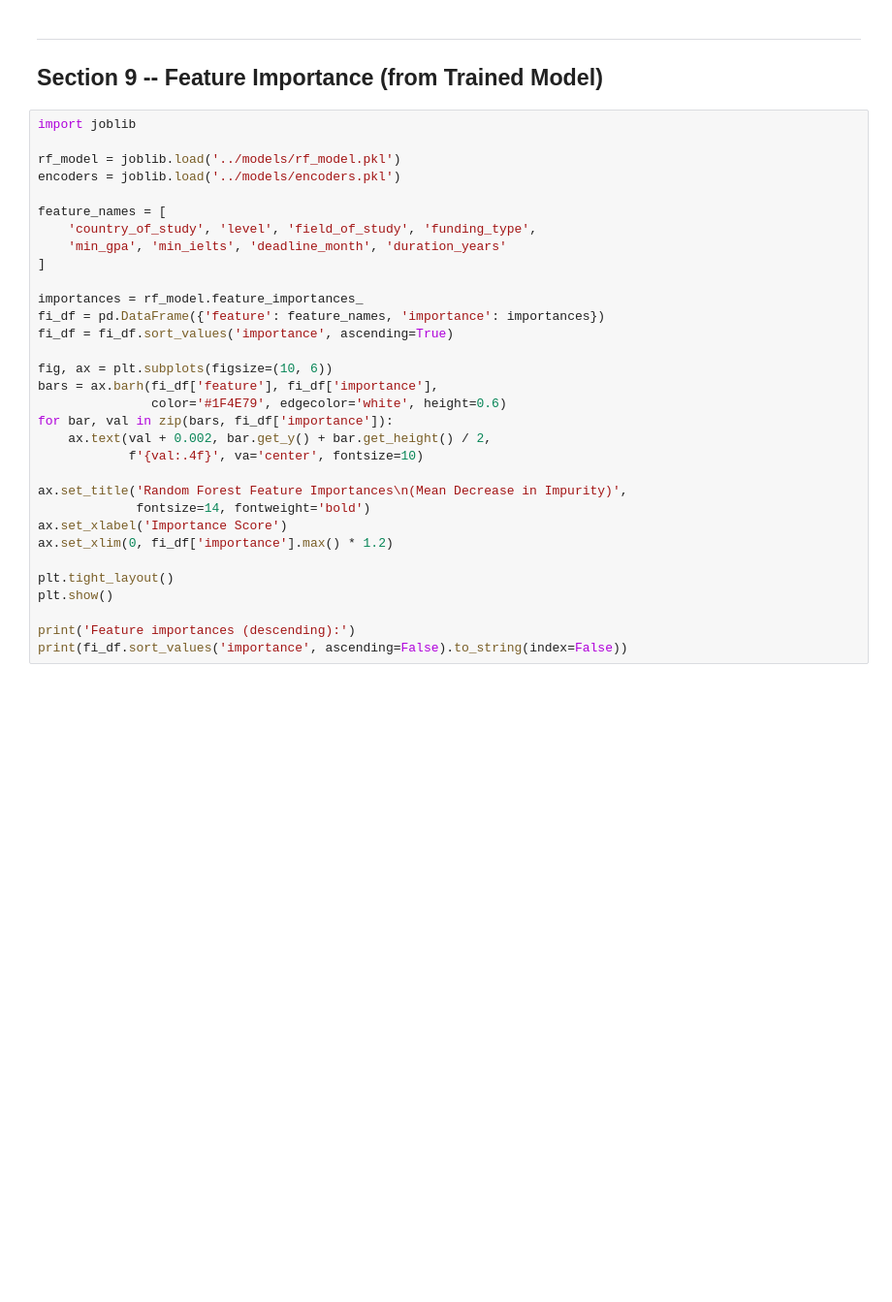
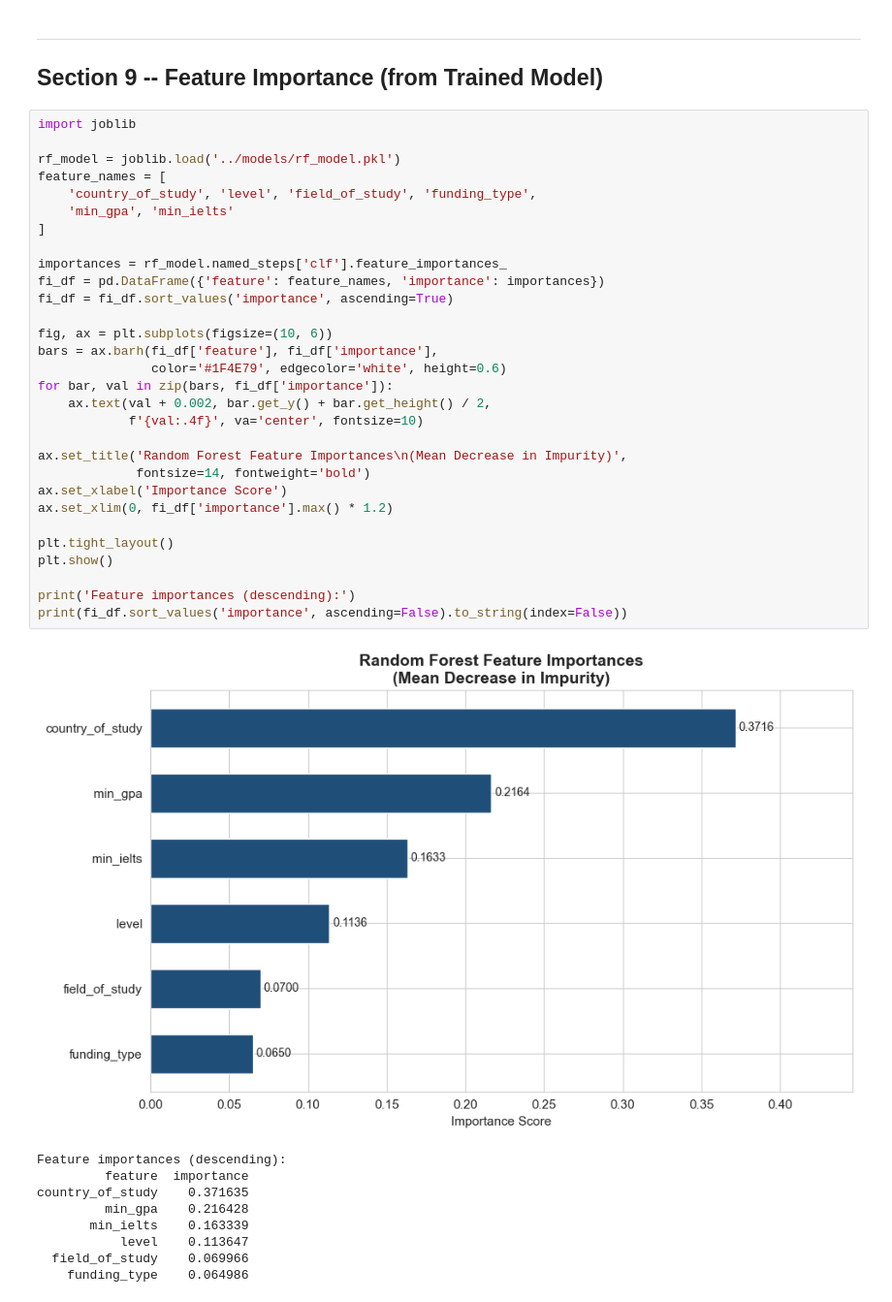
Before and after one commit to htetarkarlinn/mm_scholar, a Jupyter notebook: notebooks/eda.ipynb, the cells around one changed output. Shown at 97% size. Saved outputs shown, nothing was run; the diff lists cells and outputs as text; blank space fills up the shorter version.

```diff
--- a/notebooks/eda.ipynb
+++ b/notebooks/eda.ipynb
@@ -466,35 +443,43 @@ Accuracy alone is a misleading metric under class imbalance. The system therefor
 # %%
 import joblib
 
 rf_model = joblib.load('../models/rf_model.pkl')
-encoders = joblib.load('../models/encoders.pkl')
-
 feature_names = [
     'country_of_study', 'level', 'field_of_study', 'funding_type',
-    'min_gpa', 'min_ielts', 'deadline_month', 'duration_years'
+    'min_gpa', 'min_ielts'
 ]
 
-importances = rf_model.feature_importances_
+importances = rf_model.named_steps['clf'].feature_importances_
 fi_df = pd.DataFrame({'feature': feature_names, 'importance': importances})
 fi_df = fi_df.sort_values('importance', ascending=True)
 
 fig, ax = plt.subplots(figsize=(10, 6))
 bars = ax.barh(fi_df['feature'], fi_df['importance'],
                color='#1F4E79', edgecolor='white', height=0.6)
 for bar, val in zip(bars, fi_df['importance']):
     ax.text(val + 0.002, bar.get_y() + bar.get_height() / 2,
             f'{val:.4f}', va='center', fontsize=10)
 
 ax.set_title('Random Forest Feature Importances\n(Mean Decrease in Impurity)',
              fontsize=14, fontweight='bold')
 ax.set_xlabel('Importance Score')
 ax.set_xlim(0, fi_df['importance'].max() * 1.2)
 
 plt.tight_layout()
 plt.show()
 
 print('Feature importances (descending):')
 print(fi_df.sort_values('importance', ascending=False).to_string(index=False))
+# %% [output]
+[figure, added]
+Feature importances (descending):
+         feature  importance
+country_of_study    0.371635
+         min_gpa    0.216428
+       min_ielts    0.163339
+           level    0.113647
+  field_of_study    0.069966
+    funding_type    0.064986
 # %% [markdown]
 ### Feature Importance Interpretation
 
```
Also changed, not shown: parts of 13 cells of this notebook.
